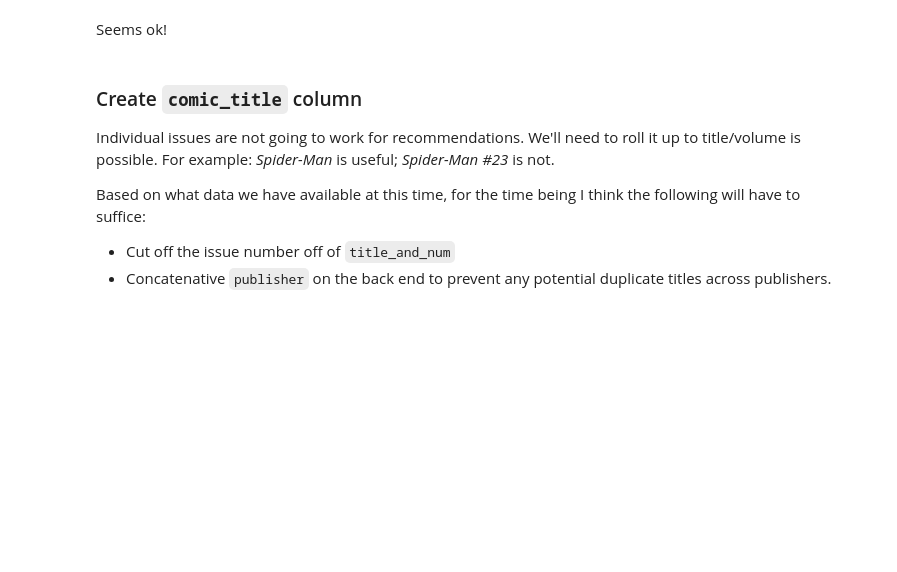
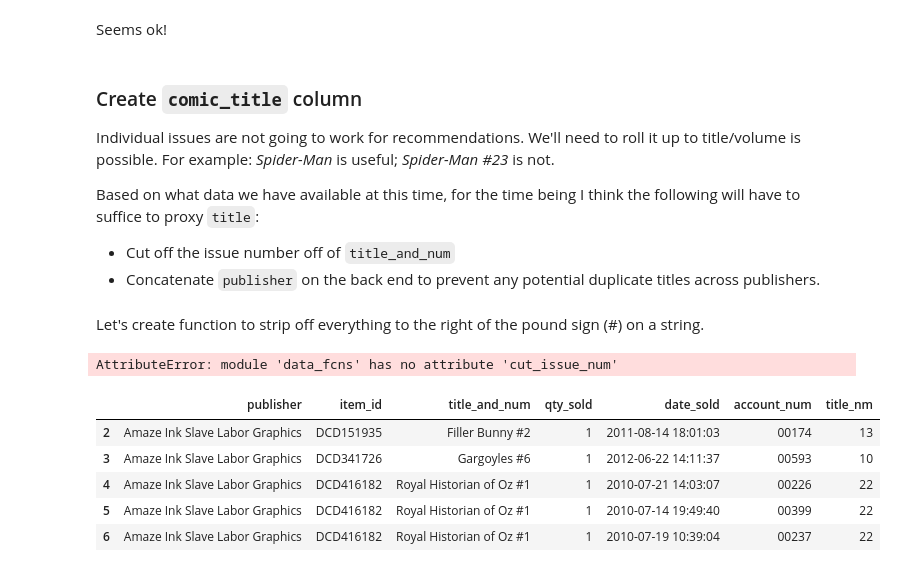
Before and after one commit to werlindo/comics_rx, a Jupyter notebook: comics_rx-data_prep.ipynb, the cells around one changed output. Saved outputs shown, nothing was run; the diff lists cells and outputs as text; code cells hidden in the pictures; blank space fills up the shorter version.

Commit message:
update with latest functions

```diff
--- a/comics_rx-data_prep.ipynb
+++ b/comics_rx-data_prep.ipynb
@@ -304,7 +307,9 @@ Seems ok!
 
 Individual issues are not going to work for recommendations. We'll need to roll it up to title/volume is possible. For example: *Spider-Man* is useful; *Spider-Man #23* is not.
 
-Based on what data we have available at this time, for the time being I think the following will have to suffice:
+Based on what data we have available at this time, for the time being I think the following will have to suffice to proxy `title`:
 
 - Cut off the issue number off of `title_and_num`
-- Concatenative `publisher` on the back end to prevent any potential duplicate titles across publishers.
+- Concatenate `publisher` on the back end to prevent any potential duplicate titles across publishers.
+# %% [markdown]
+Let's create function to strip off everything to the right of the pound sign (#) on a string.
@@ -310,0 +318,16 @@ Based on what data we have available at this time, for the time being I think th
+# %%
+dfc.cut_issue_num  .cut_issue_num  (test_str)
+#cut_issue_num(test_str)
+# %% [output]
+AttributeError: module 'data_fcns' has no attribute 'cut_issue_num'
+# %%
+trans_df['title_nm'] = trans_df['title_and_num'].str.rfind('#')
+# %%
+trans_df.head()
+# %% [output]
+|  | publisher | item_id | title_and_num | qty_sold | date_sold | account_num | title_nm |
+| 2 | Amaze Ink Slave Labor Graphics | DCD151935 | Filler Bunny #2 | 1 | 2011-08-14 18:01:03 | 00174 | 13 |
+| 3 | Amaze Ink Slave Labor Graphics | DCD341726 | Gargoyles #6 | 1 | 2012-06-22 14:11:37 | 00593 | 10 |
+| 4 | Amaze Ink Slave Labor Graphics | DCD416182 | Royal Historian of Oz #1 | 1 | 2010-07-21 14:03:07 | 00226 | 22 |
+| 5 | Amaze Ink Slave Labor Graphics | DCD416182 | Royal Historian of Oz #1 | 1 | 2010-07-14 19:49:40 | 00399 | 22 |
+| 6 | Amaze Ink Slave Labor Graphics | DCD416182 | Royal Historian of Oz #1 | 1 | 2010-07-19 10:39:04 | 00237 | 22 |
```
Also changed, not shown: parts of 2 cells of this notebook, 1 other file.
